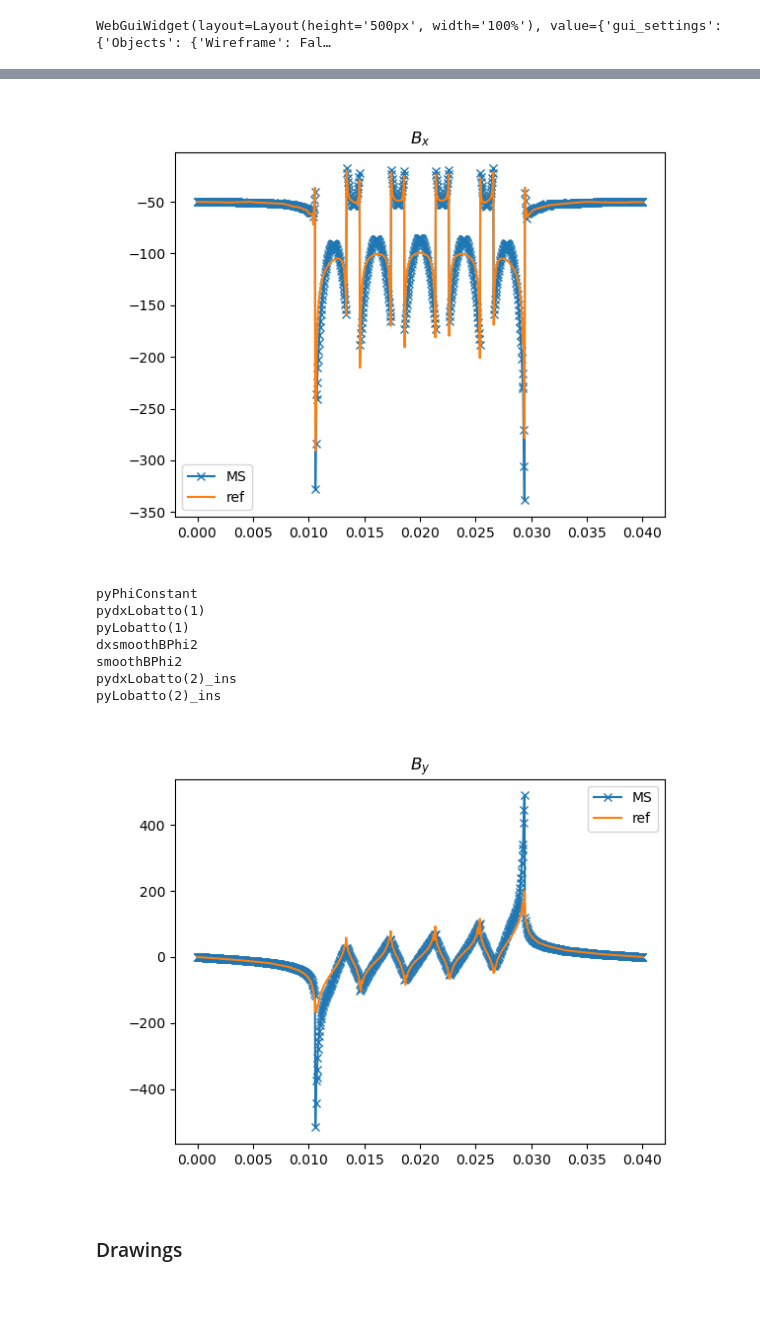
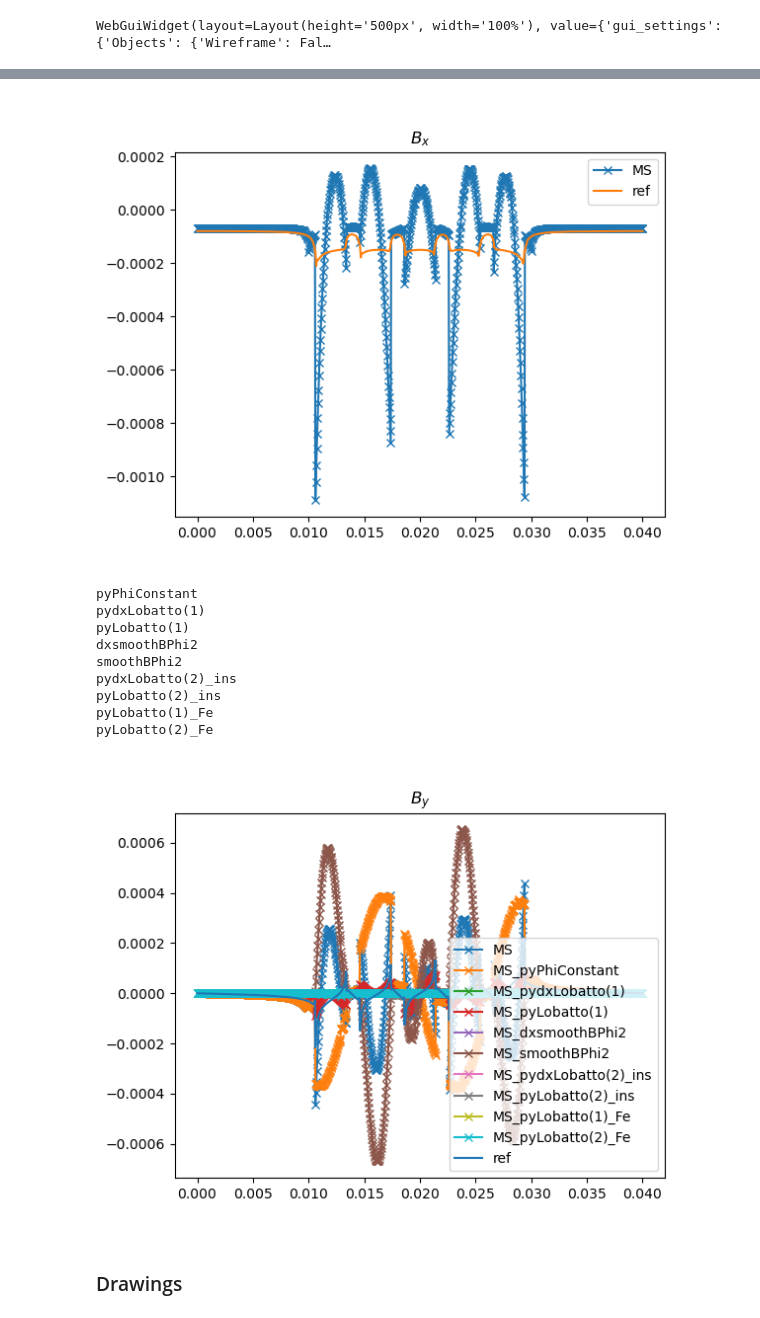
Before and after one commit to vhanser/ngsolveexample, a Jupyter notebook: content/multiscale/multiscale2DAllECP.ipynb, the cells around one changed output, grey strips where cells are left out. Drawn from its saved outputs; the diff is of its cells as text; code cells hidden in the pictures.

```diff
--- a/content/multiscale/multiscale2DAllECP.ipynb
+++ b/content/multiscale/multiscale2DAllECP.ipynb
@@ -18,7 +18,7 @@ import numpy as np
 
 
 rotated = True
-modelHalfAir = False
+modelHalfAir = True
 
 moartaring=False
 
@@ -103,7 +108,7 @@ def calcRef():
 
     a += 1j * omega * mu * (trials[1]-grad(trials[0])) * (tests[1]-grad(tests[0])) * dx
     a += 1/sigmaFe * curl(trials[1]) * curl(tests[1]) * dx("inner")
-    a += 1e-1 * trials[0] * tests[0] * dx("iron.*")
+    a += 1e-1 * trials[0] * tests[0] * dx("inner")
 
 
     prec = Preconditioner(a, "direct")
@@ -115,8 +120,8 @@ def calcRef():
     solvers.BVP(bf = a, lf= f, pre=prec, gf=sol, maxsteps=10)
 
 
-    energy =  Integrate( InnerProduct(mu * grad(Phi), grad(Phi)), meshRef, definedon=meshRef.Materials("inner|insulation"))
-    eddyLosses =  Integrate( InnerProduct(1/sigmaFe * curl(T), curl(T)), meshRef, definedon=meshRef.Materials("inner"))
+    energy =  Integrate( InnerProduct(mu * grad(Phi), grad(Phi)), meshRef, definedon=meshRef.Materials("inner|insulation")).real
+    eddyLosses =  Integrate( InnerProduct(1/sigmaFe * curl(T), curl(T)), meshRef, definedon=meshRef.Materials("inner")).real
 
     return sol, energy, eddyLosses
 
@@ -149,7 +157,8 @@ BaseWebGuiScene
 import cempy as cp
 mg = importlib.reload(mg)
 mesh2DLaminates = mg.mesh2DLaminates
-cMeshMS = mesh2DLaminates(D, d, ff, numSheets, multiscale=True, modelHalfAir=modelHalfAir, onlySmooth=onlySmooth, onlyRough=onlyRough, domainNameHalfAir="multiscale", maxh_edges= (maxh_edges, maxh_edges), rotated=rotated, modelGap=True)
+cMeshMS = mesh2DLaminates(D, d, ff, numSheets, multiscale=True, modelHalfAir=modelHalfAir, onlySmooth=onlySmooth,
+        onlyRough=onlyRough, domainNameHalfAir="multiscale", maxh_edges= (maxh_edges*2, maxh_edges*10), rotated=rotated, modelGap=True)
 # cMeshMS = mesh2DLaminates(D, d, ff, numSheets, multiscale=True, modelHalfAir=modelHalfAir, domainNameHalfAir="smoothFrame", onlySmooth=onlySmooth)
 meshMS = cMeshMS.mesh
 print(meshMS.GetMaterials())
@@ -504,0 +566,7 @@ WebGuiWidget(layout=Layout(height='500px', width='100%'), value={'gui_settings':
+# %%
+i = 1
+print(len(curlcurlMS.curlsol_pack))
+Draw(curlcurlMS.curlsol_pack[i][0].imag * curlcurlMS.curlsol_pack[i][1], meshRef, max=300, min = -300, settings={"Objects":{"Wireframe":False}})
+
+Integrate(curlcurlMS.curlsol_pack[i][0].imag, meshRef, definedon=meshRef.Materials("inner"))
+Integrate(J_MS, meshRef, definedon=meshRef.Materials("inner"))
@@ -537,38 +609,41 @@ end = d/2
 
 
 plt.figure(5)
-evalOnLine(lam * H_MS[0] , meshRef, pnt1, pnt2, plot=True, ls='-', marker="x", clear=True, label="MS", show=False, N=1000);
+evalOnLine(mu * H_MS[0] , meshRef, pnt1, pnt2, plot=True, ls='-', marker="x", clear=True, label="MS", show=False, N=1000);
 # evalOnLine(lam * (H_comp[0])[0] , meshRef, pnt1, pnt2, plot=True, ls='-', marker="x", clear=False, label="MS", show=False, N=1000);
-evalOnLine(-lam * grad(sol_ref)[0] , meshRef, pnt1, pnt2, plot=True, ls='-', marker="", show=False, clear=False, label="ref", N = 1000, title=r"$B_x$");
+evalOnLine(mu * H_ref[0] , meshRef, pnt1, pnt2, plot=True, ls='-', marker="", show=False, clear=False, label="ref", N = 1000, title=r"$B_x$");
 
 plt.legend()
 plt.show()
 # %% [output]
-[figure, old version]
+[figure, new version]
 # %%
 start = -d/2
 end = d/2
 
 [print(o[1].name) for o in gradgradMS.gradsol_pack]
 
 plt.figure(6)
-evalOnLine(lam * sum(H_comp)[1] , meshRef, pnt1, pnt2, plot=True, ls='-', marker="x", clear=True, label="MS", show=False, N=1000);
+H_MS = sum(gradgradMS.gradsol_comp)
+evalOnLine(mu * H_MS[1] , meshRef, pnt1, pnt2, plot=True, ls='-', marker="x", clear=True, label="MS", show=False, N=1000);
 
-# [evalOnLine(lam * (H_comp[i])[1] , meshRef, pnt1, pnt2, plot=True, ls='-', marker="x", clear=False, label="MS_" + gradgradMS.gradsol_pack[i][1].name, show=False, N=1000) for i in range(len(H_comp))];
+[evalOnLine(mu * (gradgradMS.gradsol_comp[i])[1] , meshRef, pnt1, pnt2, plot=True, ls='-', marker="x", clear=False, label="MS_" + gradgradMS.gradsol_pack[i][1].name, show=False, N=1000) for i in range(len(gradgradMS.gradsol_comp))];
 
-evalOnLine(-lam * grad(sol_ref)[1] , meshRef, pnt1, pnt2, plot=True, ls='-', marker="", show=False, clear=False, label="ref", N = 1000, title=r"$B_y$");
+evalOnLine(mu * H_ref[1] , meshRef, pnt1, pnt2, plot=True, ls='-', marker="", show=False, clear=False, label="ref", N = 1000, title=r"$B_y$");
 
 plt.legend()
 plt.show()
 # %% [output]
 pyPhiConstant
 pydxLobatto(1)
 pyLobatto(1)
 dxsmoothBPhi2
 smoothBPhi2
 pydxLobatto(2)_ins
 pyLobatto(2)_ins
+pyLobatto(1)_Fe
+pyLobatto(2)_Fe
-[figure, old version]
+[figure, new version]
 # %% [markdown]
 ### Drawings
 # %%
```
Also changed, not shown: parts of 27 cells of this notebook, 3 other files.
